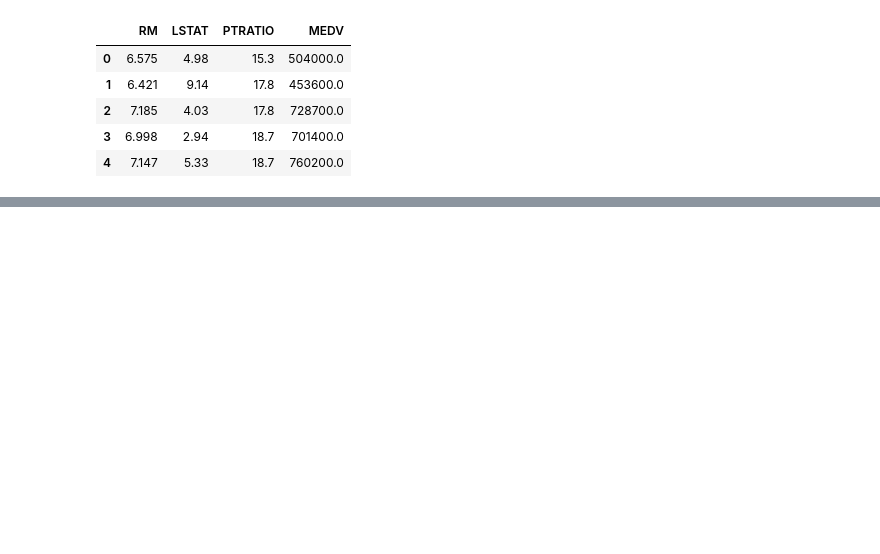
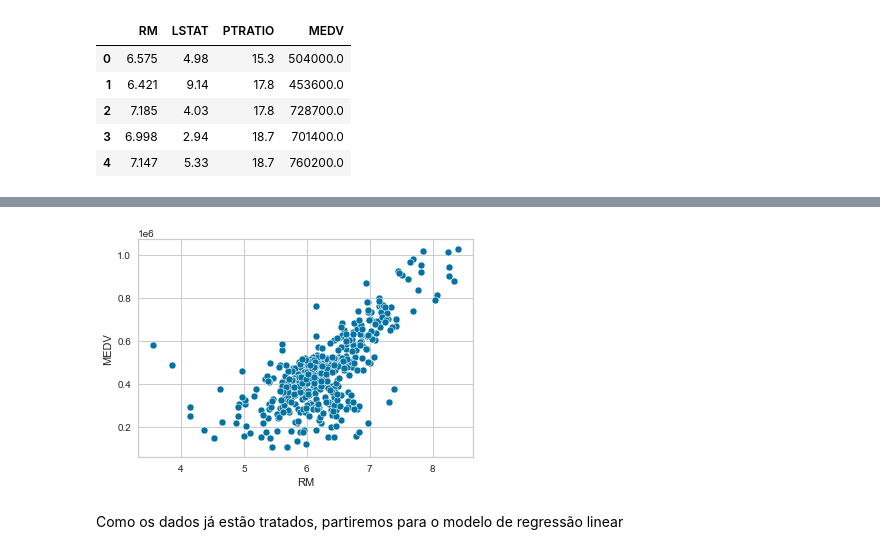
Before and after one commit to marlevek/Boston_housing_linear_regression, a Jupyter notebook: modelo-de-regressao-linear.ipynb, the cells around one changed output, grey strips where cells are left out. Drawn from its saved outputs; the diff is of its cells as text; code cells hidden in the pictures; blank space fills up the shorter version.

Commit message:
Construçao do modelo de regressão linear simples

```diff
--- a/modelo-de-regressao-linear.ipynb
+++ b/modelo-de-regressao-linear.ipynb
@@ -19,0 +74,7 @@ houses.head()
+# %%
+# Gráfico de dispersão entre as variáveis 'RM' e 'MEDV'
+sns.scatterplot(data=houses, x='RM', y='MEDV');
+# %% [output]
+[figure, added]
+# %% [markdown]
+Como os dados já estão tratados, partiremos para o modelo de regressão linear
```
Also changed, not shown: parts of 15 cells of this notebook.
